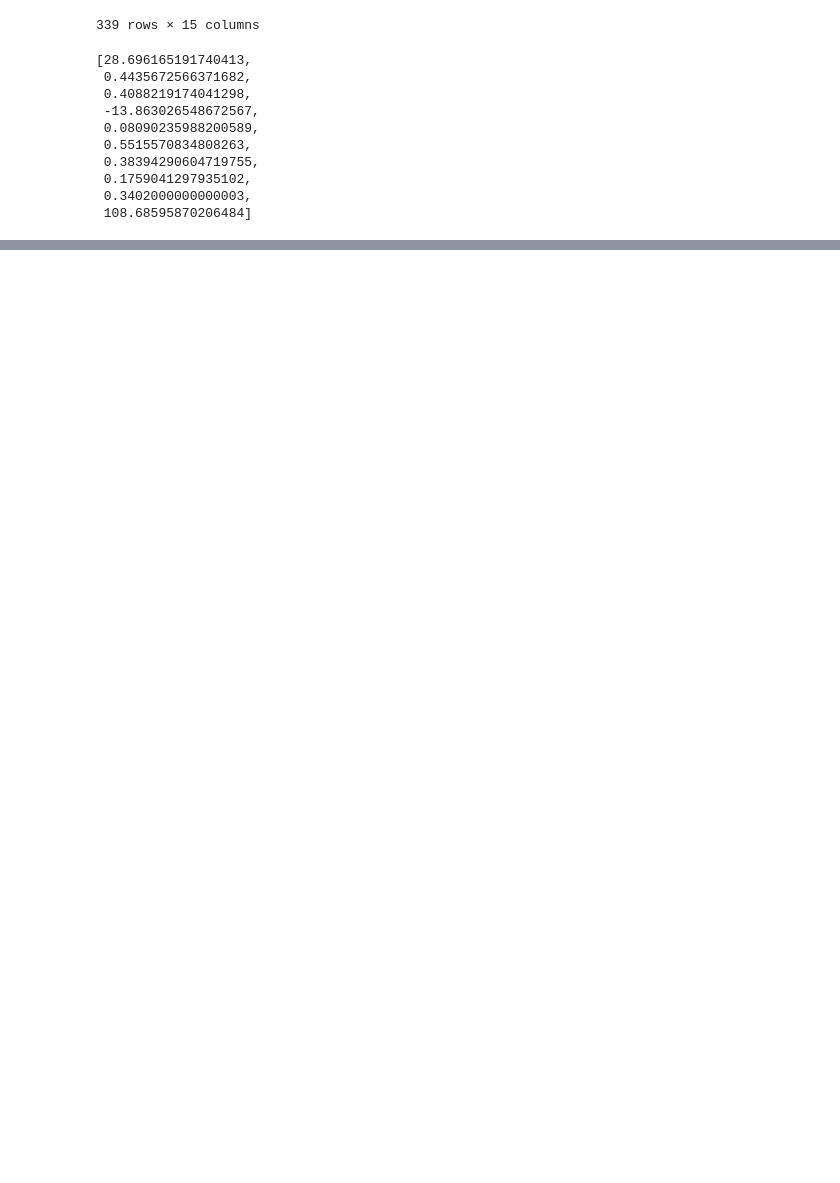
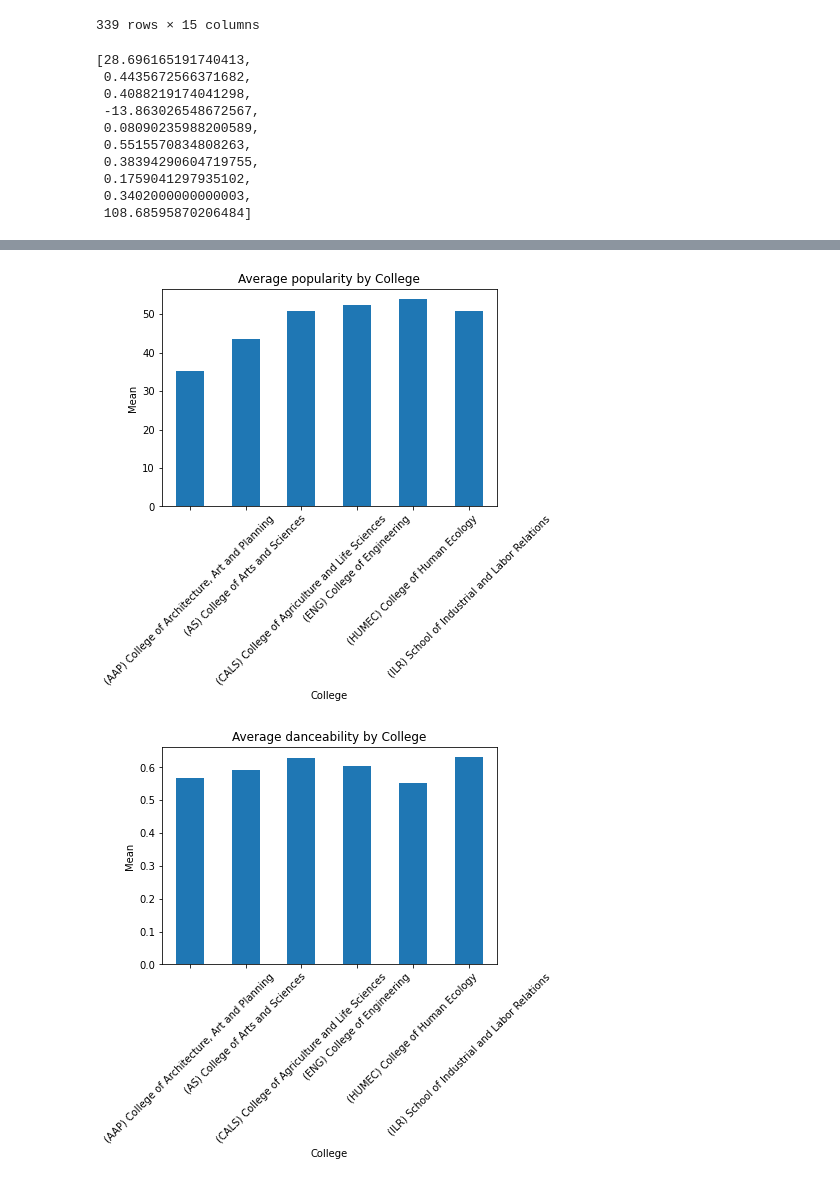
Before and after one commit to ahmedksultan/cdjsp23_brs, a Jupyter notebook: nb_playground4.ipynb, the cells around one changed output, grey strips where cells are left out. Drawn from its saved outputs; the diff is of its cells as text; code cells hidden in the pictures; blank space fills up the shorter version.

Commit message:
average song features by college viz

```diff
--- a/nb_playground4.ipynb
+++ b/nb_playground4.ipynb
@@ -76,0 +91,5 @@ feature_averages
+# %%
+demographics_data = pd.read_csv('all_cornell_demographics_042623.csv')
+# %%
+merged_data = pd.merge(demographics_data, all_data, on='username')
+merged_data.head()
@@ -76,0 +104,25 @@ feature_averages
+# %%
+colleges = ['(AS) College of Arts and Sciences','(ENG) College of Engineering',\
+            '(CALS) College of Agriculture and Life Sciences','(AAP) College of Architecture, Art and Planning',\
+            '(ILR) School of Industrial and Labor Relations',\
+            '(HUMEC) College of Human Ecology']
+
+song_features = ['popularity','danceability', 'energy', 'loudness', 'speechiness',
+       'acousticness', 'instrumentalness', 'liveness', 'valence', 'tempo']
+
+# loop over the colleges and song features to populate the dataframe
+mean_list = []
+
+for college in colleges:
+    college_data = merged_data[merged_data['Q1'] == college]
+    for song_feature in song_features:
+        mean = college_data[song_feature].mean()
+        mean_list.append({'college': college, 'song_feature': song_feature, 'mean': mean})
+
+mean_df = pd.DataFrame(mean_list)
+
+# Pivot the dataframe
+mean_df = pd.pivot(mean_df, index='song_feature', columns='college', values='mean')
+
+# Print the pivoted dataframe
+mean_df
@@ -76,0 +142,14 @@ feature_averages
+# %%
+for feature in song_features:
+    feature_df = mean_df.loc[feature]
+    feature_df.plot(kind='bar')
+    plt.xlabel('College')
+    plt.ylabel('Mean')
+    plt.title('Average '+ feature + ' by College')
+
+    # layout stuff
+    plt.xticks(rotation=45)
+    plt.show()
+# %% [output]
+[figure, added]
+[figure, added]
```
Also changed, not shown: parts of 7 cells of this notebook.
